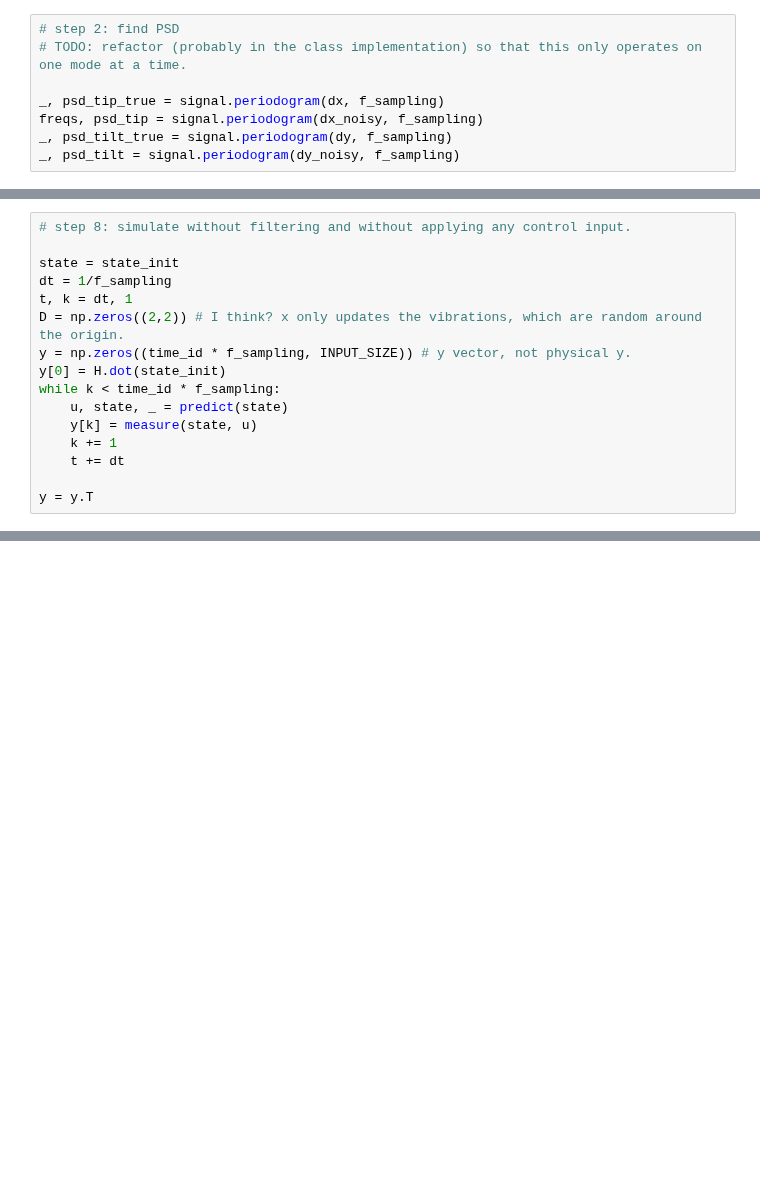
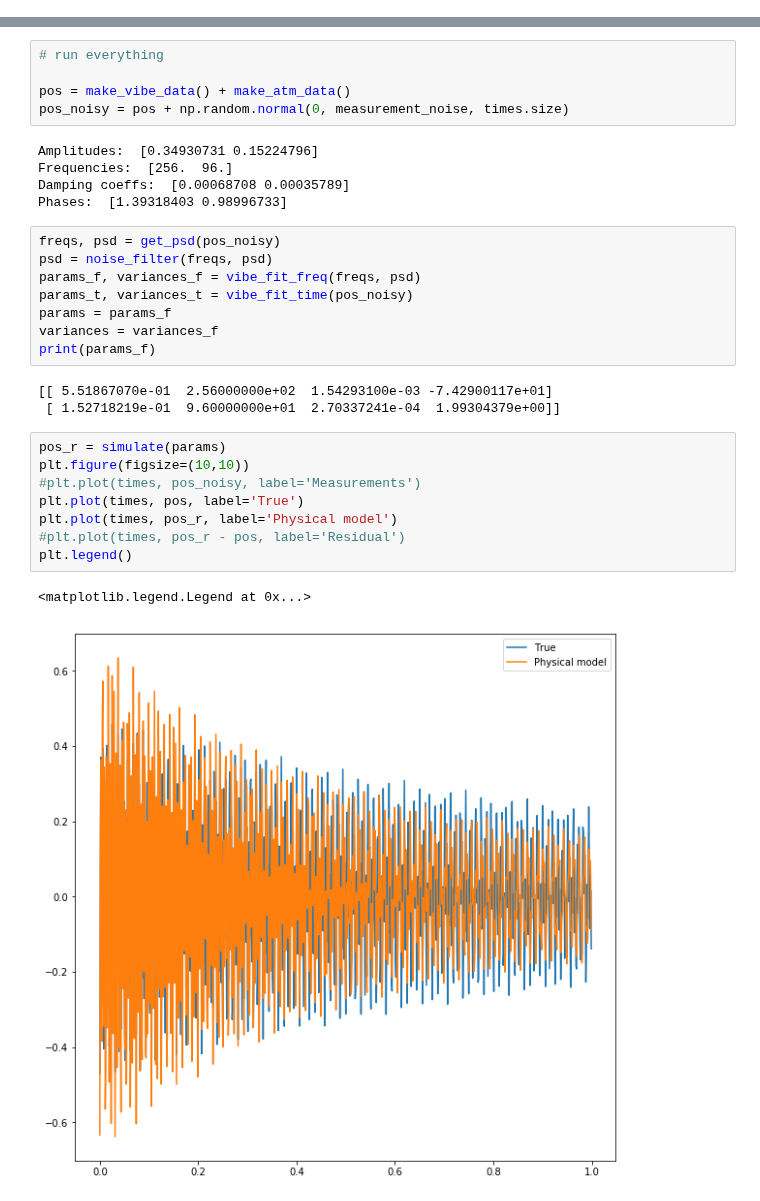
Before and after one commit to aditya-sengupta/tip-tilt-control, a Jupyter notebook: tip-tilt/sysid.ipynb, the cells around one changed output, grey strips where cells are left out. Drawn from its saved outputs; the diff is of its cells as text; blank space fills up the shorter version.

```diff
--- a/tip-tilt/sysid.ipynb
+++ b/tip-tilt/sysid.ipynb
@@ -74,8 +26,0 @@ Text(0.5,1,'Vibrations with and without measurement noise')
-# %%
-# step 2: find PSD
-# TODO: refactor (probably in the class implementation) so that this only operates on one mode at a time.
-
-_, psd_tip_true = signal.periodogram(dx, f_sampling)
-freqs, psd_tip = signal.periodogram(dx_noisy, f_sampling)
-_, psd_tilt_true = signal.periodogram(dy, f_sampling)
-_, psd_tilt = signal.periodogram(dy_noisy, f_sampling)
@@ -362,16 +26,0 @@ def update(state_predicted, P_predicted, measurement):
-# %%
-# step 8: simulate without filtering and without applying any control input.
-
-state = state_init
-dt = 1/f_sampling
-t, k = dt, 1
-D = np.zeros((2,2)) # I think? x only updates the vibrations, which are random around the origin.
-y = np.zeros((time_id * f_sampling, INPUT_SIZE)) # y vector, not physical y.
-y[0] = H.dot(state_init)
-while k < time_id * f_sampling:
-    u, state, _ = predict(state)
-    y[k] = measure(state, u)
-    k += 1
-    t += dt
-
-y = y.T
@@ -397,0 +316,32 @@ Text(0.5,1,'Residual of physics prediction')
+# %%
+# run everything
+
+pos = make_vibe_data() + make_atm_data()
+pos_noisy = pos + np.random.normal(0, measurement_noise, times.size)
+# %% [output]
+Amplitudes:  [0.34930731 0.15224796]
+Frequencies:  [256.  96.]
+Damping coeffs:  [0.00068708 0.00035789]
+Phases:  [1.39318403 0.98996733]
+# %%
+freqs, psd = get_psd(pos_noisy)
+psd = noise_filter(freqs, psd)
+params_f, variances_f = vibe_fit_freq(freqs, psd)
+params_t, variances_t = vibe_fit_time(pos_noisy)
+params = params_f
+variances = variances_f
+print(params_f)
+# %% [output]
+[[ 5.51867070e-01  2.56000000e+02  1.54293100e-03 -7.42900117e+01]
+ [ 1.52718219e-01  9.60000000e+01  2.70337241e-04  1.99304379e+00]]
+# %%
+pos_r = simulate(params)
+plt.figure(figsize=(10,10))
+#plt.plot(times, pos_noisy, label='Measurements')
+plt.plot(times, pos, label='True')
+plt.plot(times, pos_r, label='Physical model')
+#plt.plot(times, pos_r - pos, label='Residual')
+plt.legend()
+# %% [output]
+<matplotlib.legend.Legend at 0x...>
+[figure, added]
```
Also changed, not shown: parts of 22 cells of this notebook, 9 other files.
